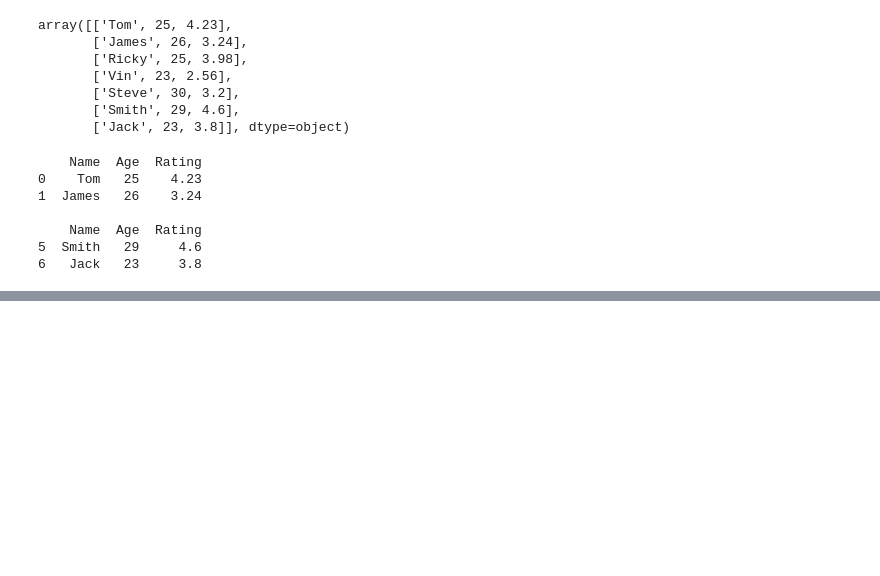
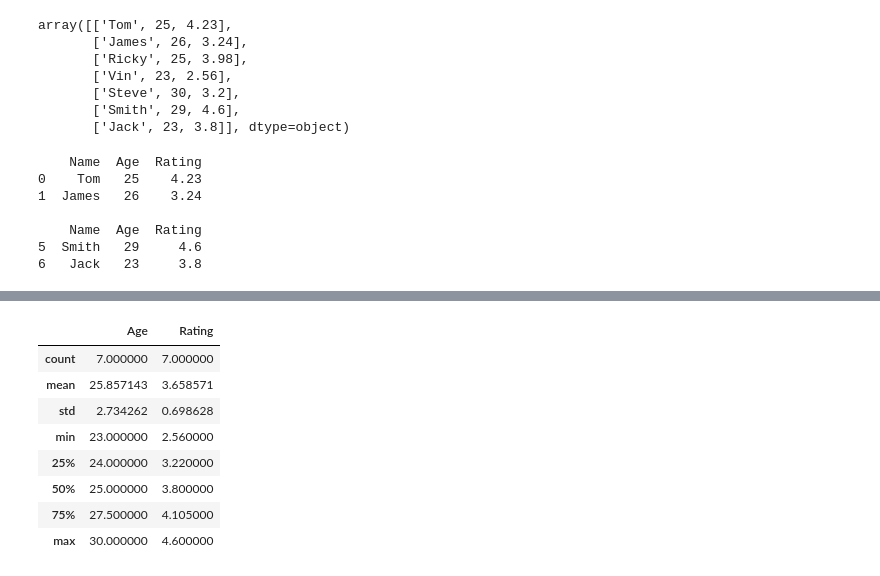
Before and after one commit to mga321/tutorialspoint_notebooks, a Jupyter notebook: pandas.ipynb, the cells around one changed output, grey strips where cells are left out. Drawn from its saved outputs; the diff is of its cells as text; code cells hidden in the pictures; blank space fills up the shorter version.

```diff
--- a/pandas.ipynb
+++ b/pandas.ipynb
@@ -523,0 +604,13 @@ print(df.tail(2))
+# %%
+# Example 4: Summarize the DataFrame with .describe()
+df.describe()
+# %% [output]
+|  | Age | Rating |
+| count | 7.000000 | 7.000000 |
+| mean | 25.857143 | 3.658571 |
+| std | 2.734262 | 0.698628 |
+| min | 23.000000 | 2.560000 |
+| 25% | 24.000000 | 3.220000 |
+| 50% | 25.000000 | 3.800000 |
+| 75% | 27.500000 | 4.105000 |
+| max | 30.000000 | 4.600000 |
```
Also changed, not shown: parts of 7 cells of this notebook.
